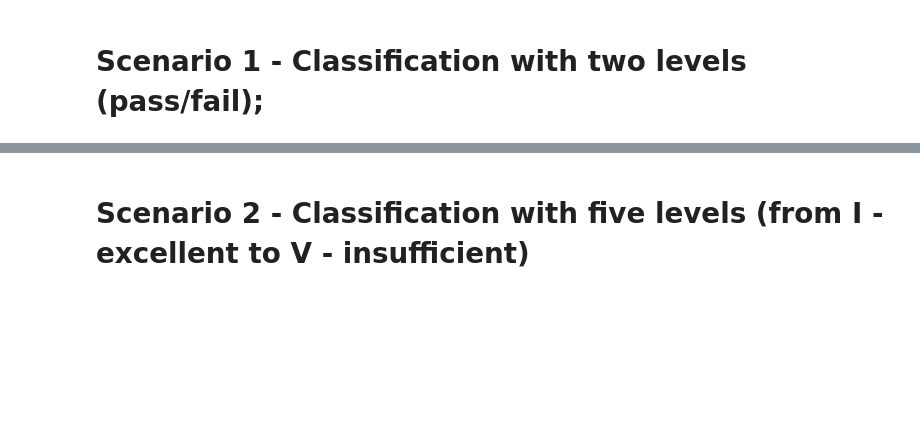
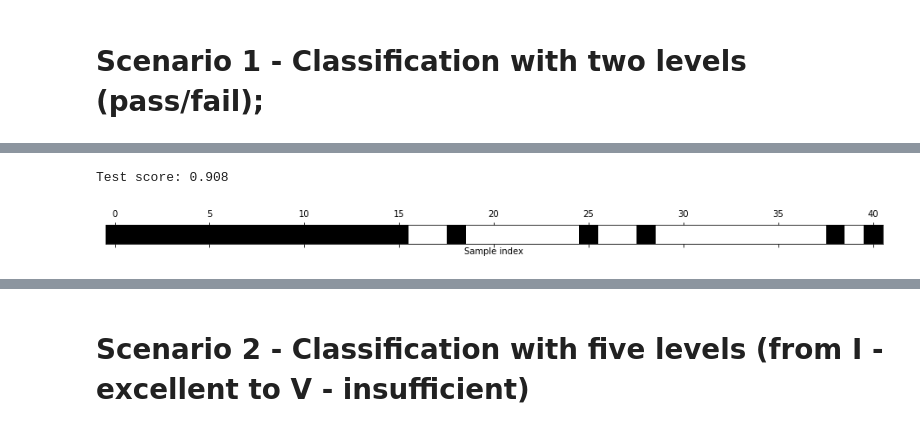
Before and after one commit to stephyap/ph1978L_finalproject, a Jupyter notebook: ph1978L_finalproject.ipynb, the cells around one changed output, grey strips where cells are left out. Saved outputs shown, nothing was run; the diff lists cells and outputs as text; code cells hidden in the pictures; blank space fills up the shorter version.

```diff
--- a/ph1978L_finalproject.ipynb
+++ b/ph1978L_finalproject.ipynb
@@ -38,7 +38,8 @@ import warnings
 warnings.filterwarnings(action= 'ignore')
 # %%
 # read in the data
-df = pd.read_csv("./Data/school_grades_dataset.csv")
+# df = pd.read_csv("./Data/school_grades_dataset.csv")
+df = pd.read_csv("/Users/joy4031/OneDrive - The University of Texas Health Science Center at Houston/F21/1978/school_grades_dataset.csv")
 # %% [markdown]
 # Scenario 1 -  Classification with two levels (pass/fail);
 # %%
@@ -65,3 +106,6 @@ df1.dtypes
 # %%
 X = df1.drop(['G3', 'G3_pass_fail'], axis=1) # exclude independent variables
 y = df1['G3_pass_fail']  # only include dependent variable data
+# %%
+df1_dummy = pd.get_dummies(data=df1, drop_first=True)
+df1_dummy.head(5)
@@ -67,0 +119,3 @@ y = df1['G3_pass_fail']  # only include dependent variable data
+# %%
+X = df1_dummy.drop(['G3', 'G3_pass_fail_pass'], axis=1)
+y = df1_dummy['G3_pass_fail_pass']
@@ -67,0 +374,16 @@ y = df1['G3_pass_fail']  # only include dependent variable data
+# %%
+# SVM scaled
+from sklearn.svm import SVC
+param_grid = {'C':[1,10,100,1000],'gamma':[1,0.1,0.001,0.0001], 'kernel':['linear','rbf', 'sigmoid','poly'],'degree': [2,3,5,7]}
+grid_search = GridSearchCV(SVC(), param_grid, cv=5, return_train_score=True, n_jobs=-1)
+grid_search.fit(X_train_stand, y_train)
+
+#score on test set
+print("Test set score: {:.2f}".format(grid_search.score(X_test_stand, y_test)))
+
+#best parameters that were found
+print("Best parameters: {}".format(grid_search.best_params_))
+#best cross-validation accuracy (the mean accuracy over the different splits for this parameter setting)
+print("Best cross-validation score: {:.2f}".format(grid_search.best_score_))
+#access the actual model that was found (look at coefficients or feature importances)
+print("Best estimator:\n{}".format(grid_search.best_estimator_))
@@ -67,0 +438,23 @@ y = df1['G3_pass_fail']  # only include dependent variable data
+# %%
+# Feature Selection
+from sklearn.feature_selection import SelectFromModel
+from sklearn.ensemble import RandomForestClassifier
+select = SelectFromModel(
+    RandomForestClassifier(n_estimators=100, random_state=42), threshold="median")
+select.fit(X_train, y_train)
+X_train_l1 = select.transform(X_train)
+
+mask = select.get_support()
+# visualize the mask. black is True, white is False
+plt.matshow(mask.reshape(1, -1), cmap='gray_r')
+plt.xlabel("Sample index")
+plt.yticks(())
+
+#transform then apply LogisticRegression
+X_test_l1 = select.transform(X_test)
+score = GradientBoostingClassifier(max_depth=10, max_features='auto',
+                           min_samples_split=150, n_estimators=20).fit(X_train_l1, y_train).score(X_test_l1, y_test)
+print("Test score: {:.3f}".format(score))
+# %% [output]
+Test score: 0.908
+[figure, added]
```
Also changed, not shown: parts of 19 cells of this notebook, 1 other file.
